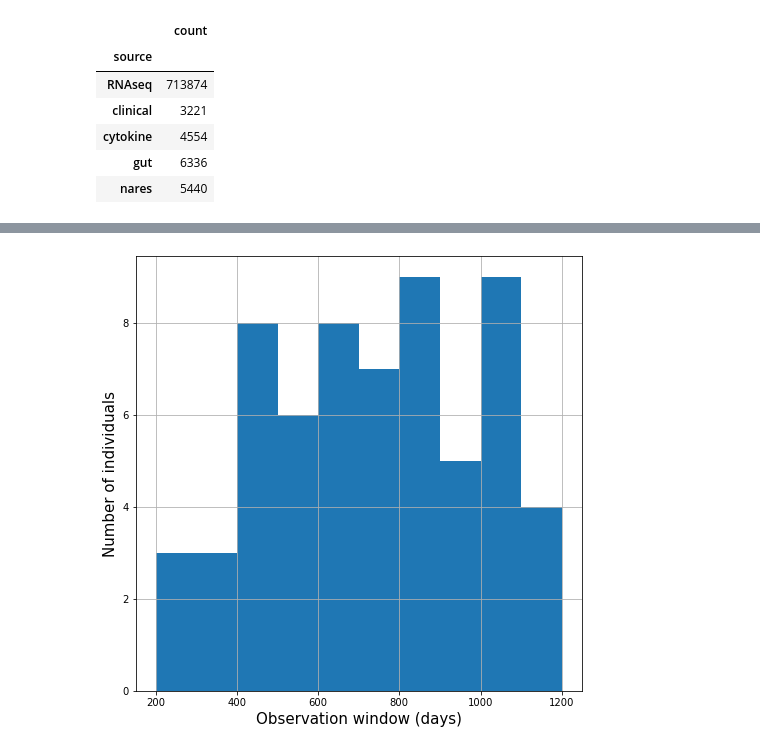
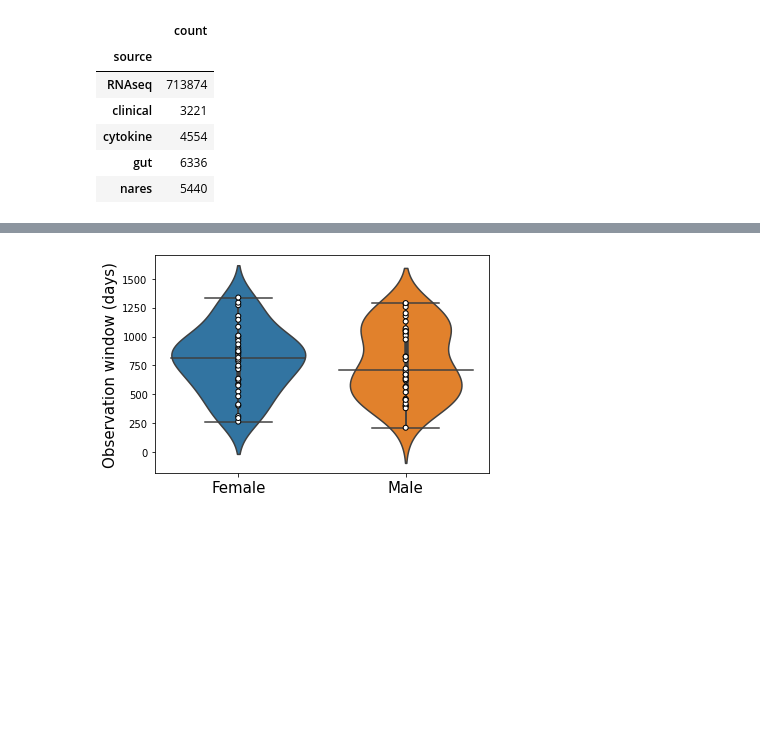
Before and after one commit to gmiaslab/TemporalMultiomicsDiabetes, a Jupyter notebook: code/Single subject analysis.ipynb, the cells around one changed output, grey strips where cells are left out. Drawn from its saved outputs; the diff is of its cells as text; code cells hidden in the pictures; blank space fills up the shorter version.

```diff
--- a/code/Single subject analysis.ipynb
+++ b/code/Single subject analysis.ipynb
@@ -263,16 +246,44 @@ The PostScript backend does not support transparency; partially transparent arti
 <Figure size 576x576 with 0 Axes>
 [figure]
 # %%
-fig, ax = plt.subplots(figsize=(8,8))
-binlist = list(range(200,1300,100))
-plt.hist(time_range,bins=binlist,rwidth=1)
-plt.ylabel('Number of individuals',fontsize=15)
-plt.xlabel('Observation window (days)',fontsize=15)
-plt.title('')
-ax.grid(True)
-plt.savefig(resultDir + 'timerange.eps')
+# fig, ax = plt.subplots(figsize=(8,8))
+# binlist = list(range(200,1300,100))
+# plt.hist(time_range,bins=binlist,rwidth=1)
+# plt.ylabel('Number of individuals',fontsize=15)
+# plt.xlabel('Observation window (days)',fontsize=15)
+# plt.title('')
+# ax.grid(True)
+# plt.savefig(resultDir + 'timerange.eps')
-# %% [output]
-[figure, removed]
+# %%
+time_df = pd.DataFrame(columns = ['id', 'range'])
+time_df['id'] = filter_subjects
+time_df['range'] = time_range
+time_df[['SubjectID', 'Class']] = time_df['id'].str.split('_', expand=True)
+time_df = time_df[['SubjectID', 'range']]
+subinfofile = 'SubjectInfo.csv'
+subinfo = pd.read_csv(datadir+subinfofile)
+subinfo = subinfo[['SubjectID', 'Sex']]
+
+timeRange_df = pd.merge(time_df,subinfo,how="left", on='SubjectID' )
+# %%
+ax = sns.boxplot(x='Sex', y='range',showbox=False, data=timeRange_df)
+ax = sns.violinplot(x='Sex', y='range',data=timeRange_df)
+ax = sns.stripplot(y='range', x='Sex',
+                    data=timeRange_df,
+                    dodge = True,
+                    jitter=False,
+                    marker='o',
+                    alpha=1,
+                    edgecolor='black',
+                    linewidth = 1,
+                    color="white")
+ax.set_xticklabels(['Female', 'Male'])
+ax.tick_params(axis='x', labelsize=15)
+ax.set_xlabel('',fontsize=15)
+ax.set_ylabel('Observation window (days)',fontsize=15)
+plt.savefig(resultDir + 'timerange.eps')
+# %% [output]
+[figure, added]
 # %%
 # Collect all the pyiomica results omics into a single dictionary
 pyiomicaOut = {}
```
Also changed, not shown: parts of 4 cells of this notebook, 27 other files.
